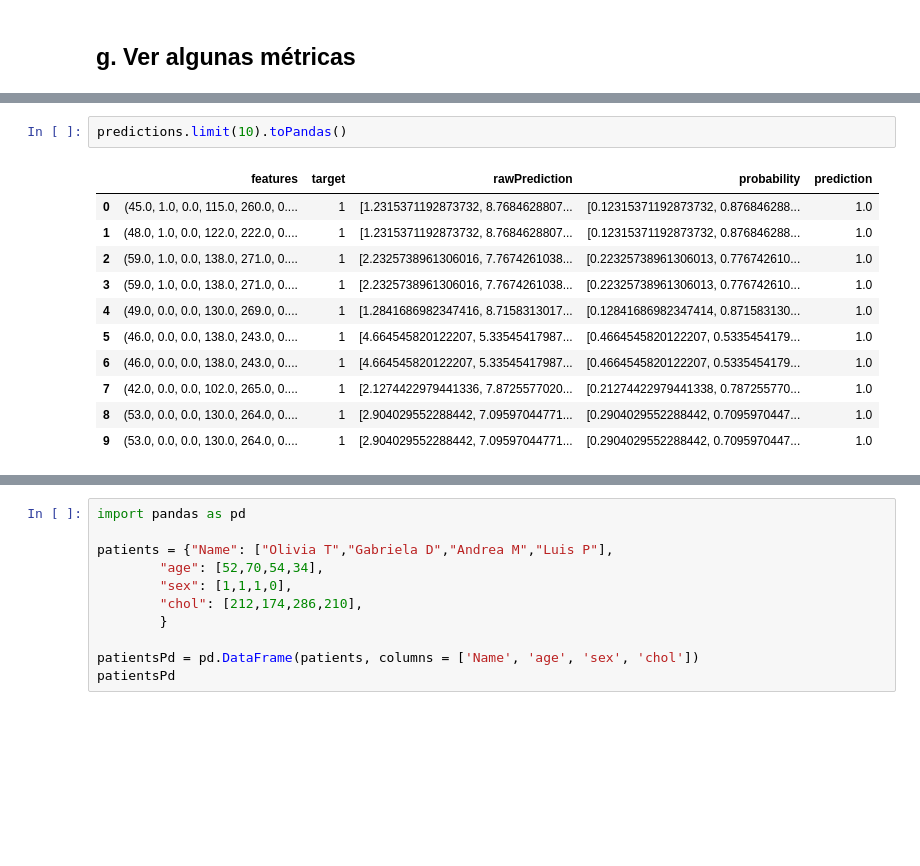
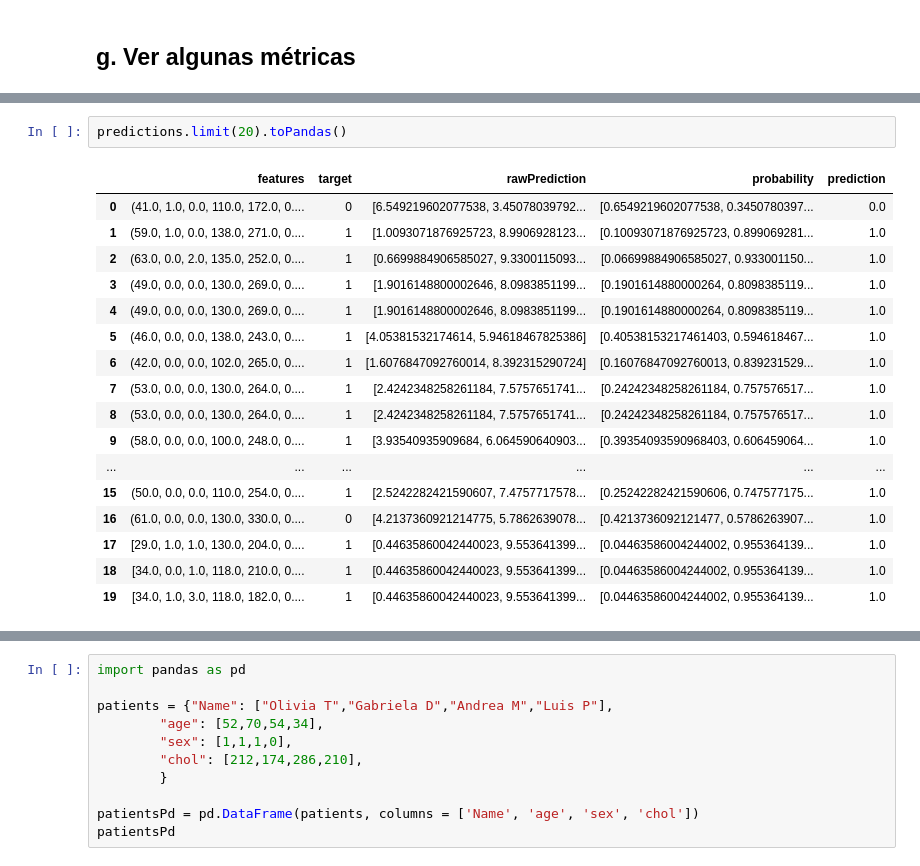
Before and after one commit to LiberPH/Spark_para_que, a Jupyter notebook: Spark-para-que.ipynb, the cells around one changed output, grey strips where cells are left out. Drawn from its saved outputs; the diff is of its cells as text; blank space fills up the shorter version.

```diff
--- a/Spark-para-que.ipynb
+++ b/Spark-para-que.ipynb
@@ -427,17 +454,23 @@ Test Error = 0.0811688
 # %%
-predictions.limit(10).toPandas()
+predictions.limit(20).toPandas()
 # %% [output]
 |  | features | target | rawPrediction | probability | prediction |
-| 0 | (45.0, 1.0, 0.0, 115.0, 260.0, 0.... | 1 | [1.2315371192873732, 8.7684628807... | [0.12315371192873732, 0.876846288... | 1.0 |
-| 1 | (48.0, 1.0, 0.0, 122.0, 222.0, 0.... | 1 | [1.2315371192873732, 8.7684628807... | [0.12315371192873732, 0.876846288... | 1.0 |
-| 2 | (59.0, 1.0, 0.0, 138.0, 271.0, 0.... | 1 | [2.2325738961306016, 7.7674261038... | [0.22325738961306013, 0.776742610... | 1.0 |
-| 3 | (59.0, 1.0, 0.0, 138.0, 271.0, 0.... | 1 | [2.2325738961306016, 7.7674261038... | [0.22325738961306013, 0.776742610... | 1.0 |
-| 4 | (49.0, 0.0, 0.0, 130.0, 269.0, 0.... | 1 | [1.2841686982347416, 8.7158313017... | [0.12841686982347414, 0.871583130... | 1.0 |
-| 5 | (46.0, 0.0, 0.0, 138.0, 243.0, 0.... | 1 | [4.664545820122207, 5.33545417987... | [0.4664545820122207, 0.5335454179... | 1.0 |
-| 6 | (46.0, 0.0, 0.0, 138.0, 243.0, 0.... | 1 | [4.664545820122207, 5.33545417987... | [0.4664545820122207, 0.5335454179... | 1.0 |
-| 7 | (42.0, 0.0, 0.0, 102.0, 265.0, 0.... | 1 | [2.1274422979441336, 7.8725577020... | [0.21274422979441338, 0.787255770... | 1.0 |
-| 8 | (53.0, 0.0, 0.0, 130.0, 264.0, 0.... | 1 | [2.904029552288442, 7.09597044771... | [0.2904029552288442, 0.7095970447... | 1.0 |
-| 9 | (53.0, 0.0, 0.0, 130.0, 264.0, 0.... | 1 | [2.904029552288442, 7.09597044771... | [0.2904029552288442, 0.7095970447... | 1.0 |
+| 0 | (41.0, 1.0, 0.0, 110.0, 172.0, 0.... | 0 | [6.549219602077538, 3.45078039792... | [0.6549219602077538, 0.3450780397... | 0.0 |
+| 1 | (59.0, 1.0, 0.0, 138.0, 271.0, 0.... | 1 | [1.0093071876925723, 8.9906928123... | [0.10093071876925723, 0.899069281... | 1.0 |
+| 2 | (63.0, 0.0, 2.0, 135.0, 252.0, 0.... | 1 | [0.6699884906585027, 9.3300115093... | [0.06699884906585027, 0.933001150... | 1.0 |
+| 3 | (49.0, 0.0, 0.0, 130.0, 269.0, 0.... | 1 | [1.9016148800002646, 8.0983851199... | [0.1901614880000264, 0.8098385119... | 1.0 |
+| 4 | (49.0, 0.0, 0.0, 130.0, 269.0, 0.... | 1 | [1.9016148800002646, 8.0983851199... | [0.1901614880000264, 0.8098385119... | 1.0 |
+| 5 | (46.0, 0.0, 0.0, 138.0, 243.0, 0.... | 1 | [4.05381532174614, 5.94618467825386] | [0.40538153217461403, 0.594618467... | 1.0 |
+| 6 | (42.0, 0.0, 0.0, 102.0, 265.0, 0.... | 1 | [1.6076847092760014, 8.392315290724] | [0.16076847092760013, 0.839231529... | 1.0 |
+| 7 | (53.0, 0.0, 0.0, 130.0, 264.0, 0.... | 1 | [2.4242348258261184, 7.5757651741... | [0.24242348258261184, 0.757576517... | 1.0 |
+| 8 | (53.0, 0.0, 0.0, 130.0, 264.0, 0.... | 1 | [2.4242348258261184, 7.5757651741... | [0.24242348258261184, 0.757576517... | 1.0 |
+| 9 | (58.0, 0.0, 0.0, 100.0, 248.0, 0.... | 1 | [3.93540935909684, 6.064590640903... | [0.39354093590968403, 0.606459064... | 1.0 |
+| ... | ... | ... | ... | ... | ... |
+| 15 | (50.0, 0.0, 0.0, 110.0, 254.0, 0.... | 1 | [2.5242282421590607, 7.4757717578... | [0.25242282421590606, 0.747577175... | 1.0 |
+| 16 | (61.0, 0.0, 0.0, 130.0, 330.0, 0.... | 0 | [4.2137360921214775, 5.7862639078... | [0.4213736092121477, 0.5786263907... | 1.0 |
+| 17 | [29.0, 1.0, 1.0, 130.0, 204.0, 0.... | 1 | [0.44635860042440023, 9.553641399... | [0.04463586004244002, 0.955364139... | 1.0 |
+| 18 | [34.0, 0.0, 1.0, 118.0, 210.0, 0.... | 1 | [0.44635860042440023, 9.553641399... | [0.04463586004244002, 0.955364139... | 1.0 |
+| 19 | [34.0, 1.0, 3.0, 118.0, 182.0, 0.... | 1 | [0.44635860042440023, 9.553641399... | [0.04463586004244002, 0.955364139... | 1.0 |
 # %% [markdown]
 Alguien que haya usado Scikit Learn probablemente dirá que Spark es complicadísimo. ¿Por qué querría yo usarlo existiendo algo tan hermoso como Scikit Learn?
 
```
Also changed, not shown: parts of 11 cells of this notebook.
